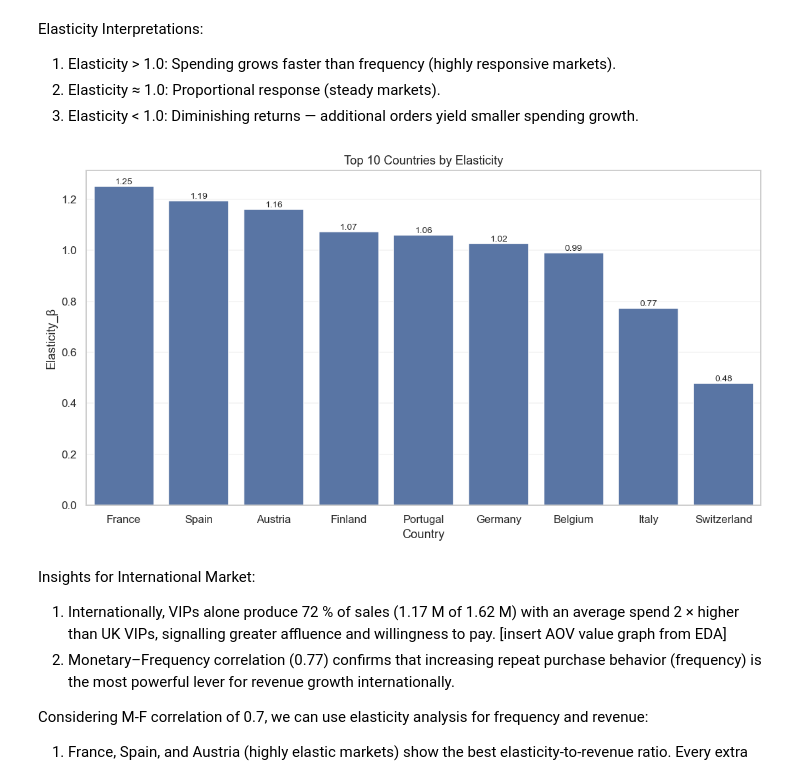
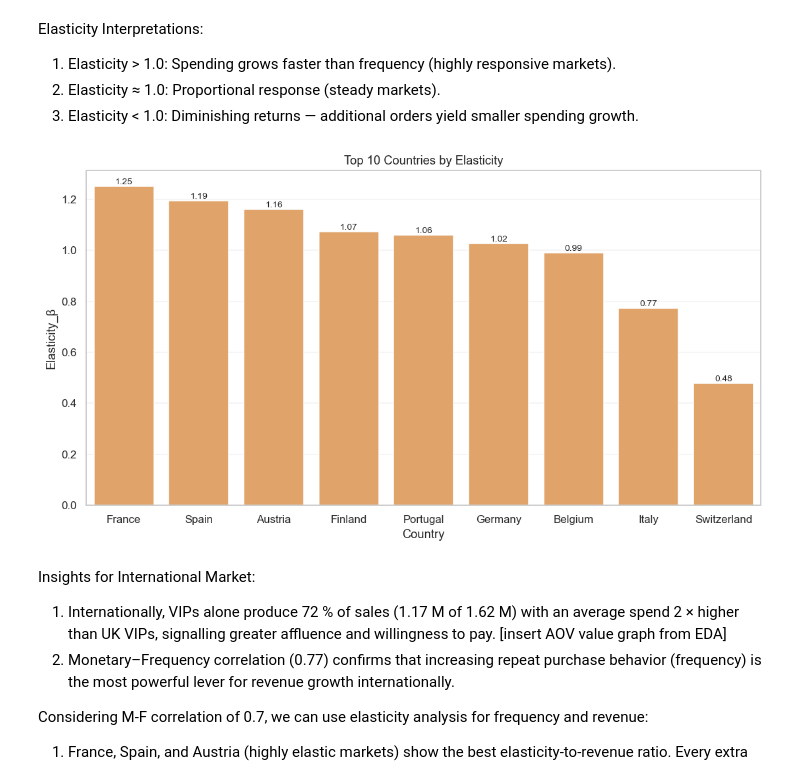
Before and after one commit to bisharatm/ds08_online-retail, a Jupyter notebook: notebooks/04_insights_and_recommendation.ipynb, the cells around one changed output. Drawn from its saved outputs; the diff is of its cells as text; code cells hidden in the pictures.

```diff
--- a/notebooks/04_insights_and_recommendation.ipynb
+++ b/notebooks/04_insights_and_recommendation.ipynb
@@ -13,6 +17,10 @@ import pandas as pd
 import matplotlib.pyplot as plt
 import seaborn as sns
 from matplotlib.axes import Axes
+
+# Define necessary directories
+figures_dir = Path("../reports/figures")
+figures_dir.mkdir(parents=True, exist_ok=True)
 # %% [output]
 The dotenv extension is already loaded. To reload it, use:
   %reload_ext dotenv
@@ -190,7 +198,7 @@ conversion_levels = [1.00, 0.75, 0.50, 0.25]
 data = []
 for level in conversion_levels:
     revenue_uplift = diff_monetary * num_potential_loyalists * level
-    revenue_increase_pct = (revenue_uplift / total_revenue_intl) * 100
+    revenue_increase_pct = (revenue_uplift / total_revenue_dom) * 100
     data.append({
         "Conversion_Level": f"{int(level * 100)}%",
         "Revenue_Uplift_GBP": round(revenue_uplift, 2),
@@ -218,9 +226,12 @@ Incremental Revenue Uplift by Conversion Scenario:
 # for visualization call the setup function
 setup()
 
+#Set Colors
+color01 = [COLORS["uk"]]
+
 # --- Chart 1: Absolute uplift in GBP ---
-fig, ax = plt.subplots(figsize=(7,4.5))
-Rev_uplift_conversion["Revenue_Uplift_GBP"].plot(kind="bar", ax=ax)
+fig1, ax = plt.subplots(figsize=(7,4.5))
+Rev_uplift_conversion["Revenue_Uplift_GBP"].plot(kind="bar", ax=ax, color = color01)
 ax.set_title("Incremental Revenue Uplift by Conversion Scenario (GBP)")
 ax.set_xlabel("Conversion Level")
 ax.set_ylabel("Revenue Uplift (£)")
@@ -229,12 +240,14 @@ plt.xticks(rotation=0)
 for i, v in enumerate(Rev_uplift_conversion["Revenue_Uplift_GBP"].values):
     ax.text(i, v, f"{v:,.0f}", ha="center", va="bottom", fontsize=9, rotation=0)
 style_ax(ax)
+
 plt.tight_layout()
+fig1.savefig(figures_dir / "revenue_uplift_gbp.png")
 plt.show()
 
 # --- Chart 2: Uplift as % of total revenue ---
-fig, ax = plt.subplots(figsize=(7,4.5))
-Rev_uplift_conversion["Revenue_Uplift_%_of_Total"].plot(kind="bar", ax=ax)
+fig2, ax = plt.subplots(figsize=(7,4.5))
+Rev_uplift_conversion["Revenue_Uplift_%_of_Total"].plot(kind="bar", ax=ax, color = color01)
 ax.set_title("Incremental Revenue Uplift by Conversion Scenario (% of Total Revenue)")
 ax.set_xlabel("Conversion Level")
 ax.set_ylabel("Uplift (% of Total)")
@@ -244,9 +257,7 @@ for i, v in enumerate(Rev_uplift_conversion["Revenue_Uplift_%_of_Total"].values)
     ax.text(i, v, f"{v:.2f}%", ha="center", va="bottom", fontsize=9, rotation=0)
 style_ax(ax)
 plt.tight_layout()
+
+fig2.savefig(figures_dir / "revenue_uplift_percent.png")
 plt.show()
-
-#save these visualizations in figures folder
-fig.savefig("../reports/figures/revenue_uplift_gbp.png")
-fig.savefig("../reports/figures/revenue_uplift_percent.png")
 # %% [output]
@@ -315,39 +326,41 @@ Elasticity Interpretations:
 # %%
 # Using elasticity_df and country-level averages from previous analysis
 country_avg = (
     rfm_intl_segments.groupby("Country", as_index=False)
         .agg(Avg_Frequency=("Frequency","mean"),
              Avg_Monetary=("Monetary","mean"))
 )
 
 # Merge elasticity with averages
 uplift_df = elasticity_df.merge(country_avg, on="Country", how="left")
 
 # Calculate %ΔF, %ΔR, and INR increase per added order
 uplift_df["%_Change_Freq_per_Order"] = (1 / uplift_df["Avg_Frequency"]) * 100
 uplift_df["%_Change_Revenue"] = uplift_df["Elasticity_β"] * uplift_df["%_Change_Freq_per_Order"]
 uplift_df["Revenue_Increase_per_Customer_GBP"] = (uplift_df["Avg_Monetary"] *
                                                   uplift_df["%_Change_Revenue"] / 100).round(2)
 
 #
 uplift_df[["Country","Elasticity_β","Avg_Frequency","Avg_Monetary",
            "Revenue_Increase_per_Customer_GBP"]].head(10)
 
+#Set Colors
+color02 = COLORS["intl"]
+
 #visualize elasticity results
 setup()
-plt.figure(figsize=(12, 6))
+fig3, ax = plt.subplots(figsize=(12, 6))
 sns.barplot(data=uplift_df.sort_values("Elasticity_β", ascending=False).head(10),
-            x="Country", y="Elasticity_β")
+            x="Country", y="Elasticity_β", color=color02, ax=ax)
 plt.title("Top 10 Countries by Elasticity")
 plt.xticks(rotation=0)
 for i, v in enumerate(uplift_df.sort_values("Elasticity_β", ascending=False).head(10)["Elasticity_β"].values):
     plt.text(i, v, f"{v:.2f}", ha="center", va="bottom", fontsize=9, rotation=0)
+
+fig3.savefig(figures_dir / "top_10_countries_by_elasticity.png")
 plt.show()
-
-# save the visualization in figures folder
-fig.savefig("../reports/figures/top_10_countries_by_elasticity.png")
 # %% [output]
-[figure, old version]
+[figure, new version]
 # %% [markdown]
 Insights for International Market:
 
```
Also changed, not shown: parts of 5 cells of this notebook, 4 other files.
